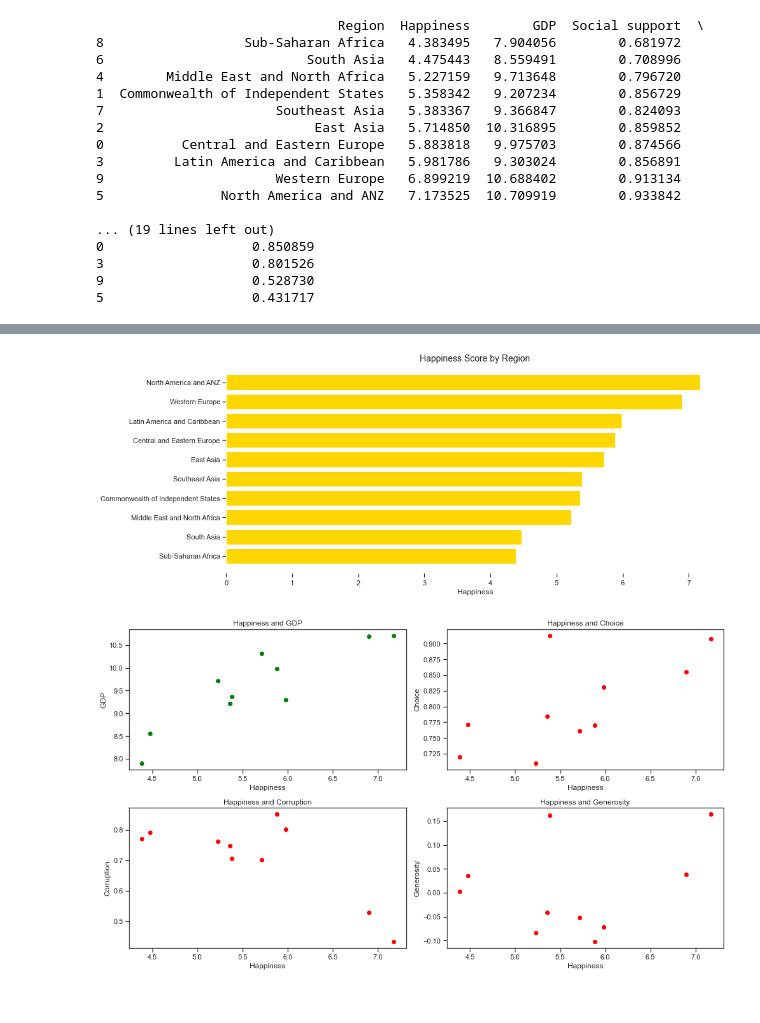
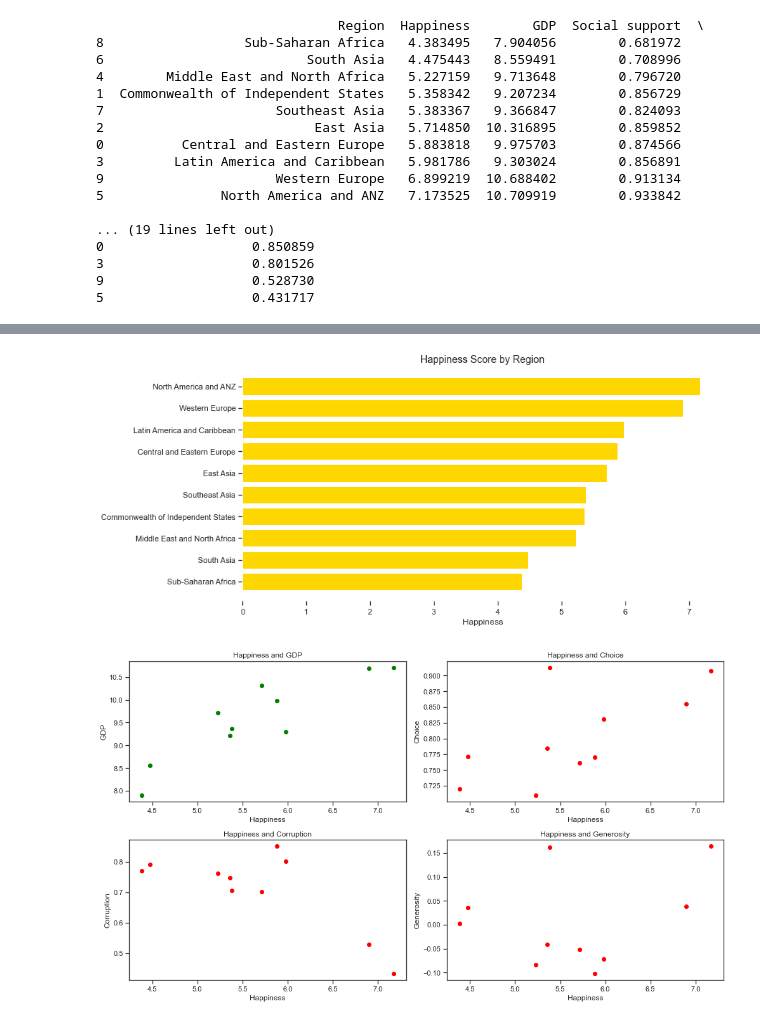
Before and after one commit to Ailo009/UCDPA_ailismardonegan, a Jupyter notebook: AME_Project.ipynb, the cells around one changed output, grey strips where cells are left out. Saved outputs shown, nothing was run; the diff lists cells and outputs as text; code cells hidden in the pictures.

```diff
--- a/AME_Project.ipynb
+++ b/AME_Project.ipynb
@@ -293,31 +237,34 @@ my_plot('regional_happiness.csv')
-# %%
-def my_barplot(filename, x, y, xlabel, set_title):
-
-    pd.read_csv(filename)
-
-    fig, ax = plt.subplots(figsize =(14, 6))
-
-    # Horizontal Bar Plot
-    ax.barh(x, y, color='gold')
-
-    # Remove axes splines
-    for s in ['top', 'bottom', 'left', 'right']:
-        ax.spines[s].set_visible(False)
-
-    # Set title and labels
-    ax.set_title( set_title, fontsize=14)
-    ax.set_xlabel(xlabel)
-
-
-    # Add padding between axes and labels
-    ax.xaxis.set_tick_params(pad = 5)
-
-
-    plt.show()
-
-my_barplot('regional_happiness.csv', regional_happiness['Region'], regional_happiness['Happiness'], 'Happiness', 'Happiness Score by Region')
-# %% [output]
-[figure, removed]
+# %%
+# Visualising happiness score by region
+# Figure Size
+
+def my_barplot(filename, x, y, xlabel, set_title):
+
+    pd.read_csv(filename)
+
+    fig, ax = plt.subplots(figsize =(12, 6))
+
+    # Horizontal Bar Plot
+    ax.barh(x, y, color='gold')
+
+    # Remove axes splines
+    for s in ['top', 'bottom', 'left', 'right']:
+        ax.spines[s].set_visible(False)
+
+    # Set title and labels
+    ax.set_title( set_title, fontsize=14)
+    ax.set_xlabel(xlabel)
+
+
+    # Add padding between axes and labels
+    ax.xaxis.set_tick_params(pad = 5)
+
+
+    plt.show()
+
+my_barplot('regional_happiness.csv', regional_happiness['Region'], regional_happiness['Happiness'], 'Happiness', 'Happiness Score by Region')
+# %% [output]
+[figure, added]
 # %%
 # Comparing happiness score against GDP, freedom to make life choices, perception of corruption and generosity
 
```
Also changed, not shown: parts of 8 cells of this notebook.
